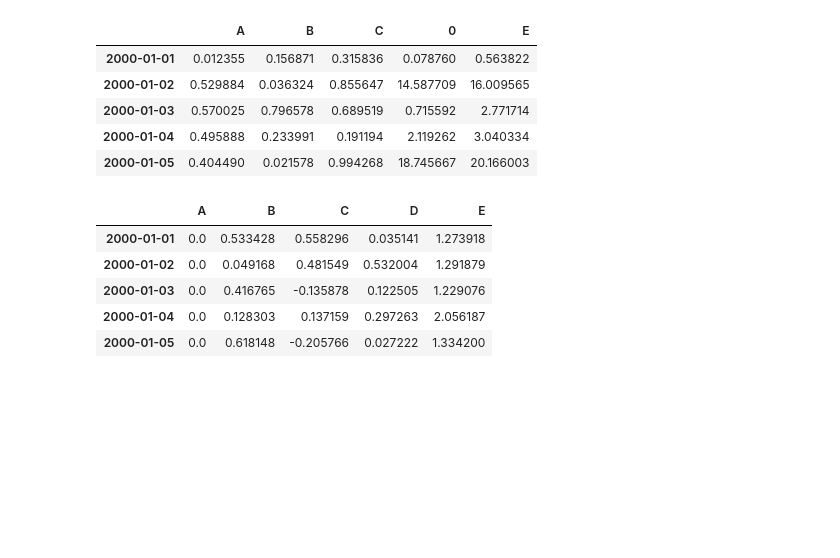
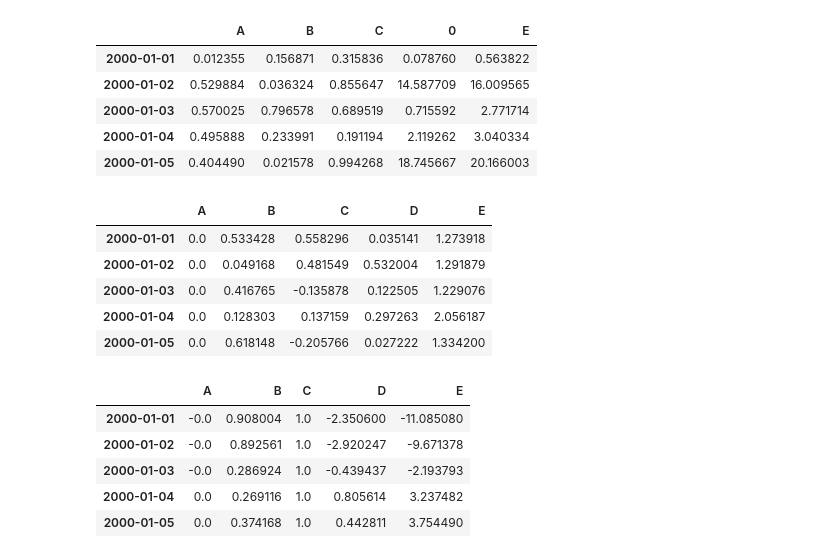
Before and after one commit to aguywhohasADHD/python_project, a Jupyter notebook: alldata/unit-09-02.ipynb, the cells around one changed output. Saved outputs shown, nothing was run; the diff lists cells and outputs as text; code cells hidden in the pictures; blank space fills up the shorter version.

```diff
--- a/alldata/unit-09-02.ipynb
+++ b/alldata/unit-09-02.ipynb
@@ -115,3 +115,21 @@ df.head()
 | 2000-01-03 | 0.0 | 0.416765 | -0.135878 | 0.122505 | 1.229076 |
 | 2000-01-04 | 0.0 | 0.128303 | 0.137159 | 0.297263 | 2.056187 |
 | 2000-01-05 | 0.0 | 0.618148 | -0.205766 | 0.027222 | 1.334200 |
+# %%
+import pandas as pd
+import numpy as np
+index=pd.date_range('1/1/2000',periods=8)
+df=pd.DataFrame(np.random.rand(8,3),index=index,columns=list('ABC'))
+df['D']=df['A']/df['B']
+df['E']=np.sum(df,axis=1)
+df=df.sub(df['A'],axis=0)
+df=df.div(df['C'],axis=0)
+df.to_csv('test.csv')
+df.head()
+# %% [output]
+|  | A | B | C | D | E |
+| 2000-01-01 | -0.0 | 0.908004 | 1.0 | -2.350600 | -11.085080 |
+| 2000-01-02 | -0.0 | 0.892561 | 1.0 | -2.920247 | -9.671378 |
+| 2000-01-03 | -0.0 | 0.286924 | 1.0 | -0.439437 | -2.193793 |
+| 2000-01-04 | 0.0 | 0.269116 | 1.0 | 0.805614 | 3.237482 |
+| 2000-01-05 | 0.0 | 0.374168 | 1.0 | 0.442811 | 3.754490 |
```
Also changed, not shown: parts of 3 cells of this notebook, 7 other files.
